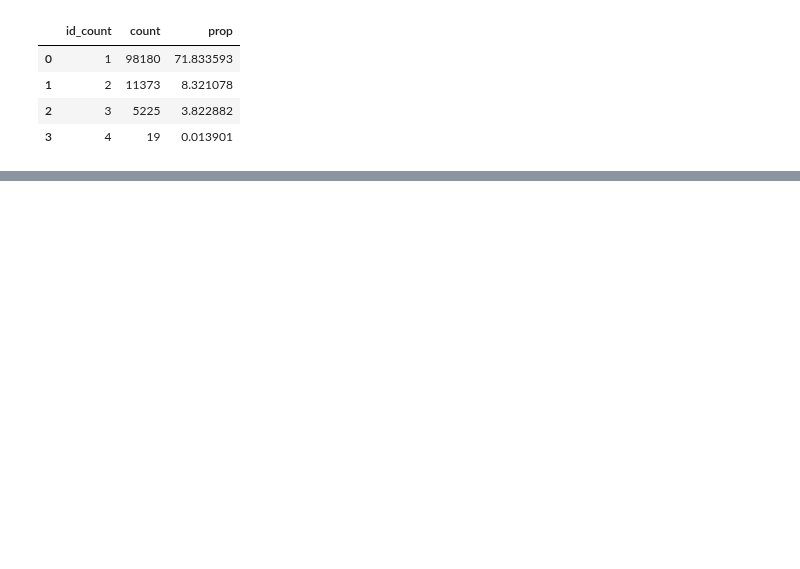
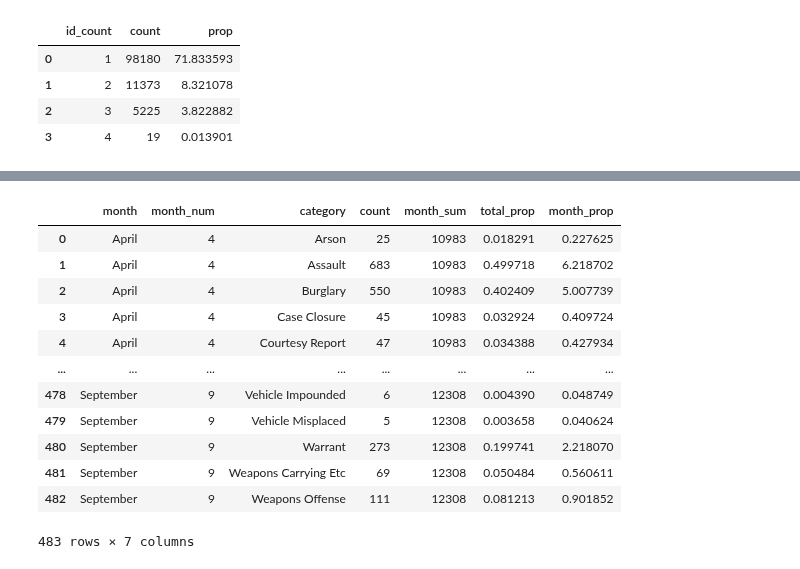
Before and after one commit to NikkiSarah/Coursera, a Jupyter notebook: Data Science at Scale (University of Washington)/3. Communicating Data Science Results/visualisation_notebook.ipynb, the cells around one changed output, grey strips where cells are left out. Saved outputs shown, nothing was run; the diff lists cells and outputs as text; code cells hidden in the pictures; blank space fills up the shorter version.

```diff
--- a/Data Science at Scale (University of Washington)/3. Communicating Data Science Results/visualisation_notebook.ipynb
+++ b/Data Science at Scale (University of Washington)/3. Communicating Data Science Results/visualisation_notebook.ipynb
@@ -183,15 +189,23 @@ by_cat
 # %%
 # let's see if there is any pattern in the number of incidents by month of the year
-by_month_cat = pd.DataFrame(incidents2.groupby(['incident_month', 'incident_month_num', 'incident_category'])['incident_id'].count())
+by_month_cat = pd.DataFrame(incidents.groupby(['incident_month', 'incident_month_num', 'incident_category_new'])['incident_id'].count())
 by_month_cat.reset_index(inplace=True)
 by_month_cat.columns = ['month', 'month_num', 'category', 'count']
 by_month_cat['month_sum'] = by_month_cat.groupby('month')['count'].transform('sum')
-by_month_cat['total_prop'] = by_month_cat['count']/incidents2.shape[0]*100
+by_month_cat['total_prop'] = by_month_cat['count']/incidents.shape[0]*100
 by_month_cat['month_prop'] = by_month_cat['count']/by_month_cat.month_sum*100
-
-# pivot the data so each month is a column, each category is a row and each proportion is a value
-month_cat_wide = by_month_cat.pivot(columns='month_num', index='category', values='month_prop')
-# parallel coordinates needs 'category' in a numeric format
-month_cat_wide['category_num'] = range(month_cat_wide.shape[0])
-month_cat_wide.fillna(0, inplace=True)
-# month_cat_wide
+# by_month_cat
+# %% [output]
+|  | month | month_num | category | count | month_sum | total_prop | month_prop |
+| 0 | April | 4 | Arson | 25 | 10983 | 0.018291 | 0.227625 |
+| 1 | April | 4 | Assault | 683 | 10983 | 0.499718 | 6.218702 |
+| 2 | April | 4 | Burglary | 550 | 10983 | 0.402409 | 5.007739 |
+| 3 | April | 4 | Case Closure | 45 | 10983 | 0.032924 | 0.409724 |
+| 4 | April | 4 | Courtesy Report | 47 | 10983 | 0.034388 | 0.427934 |
+| ... | ... | ... | ... | ... | ... | ... | ... |
+| 478 | September | 9 | Vehicle Impounded | 6 | 12308 | 0.004390 | 0.048749 |
+| 479 | September | 9 | Vehicle Misplaced | 5 | 12308 | 0.003658 | 0.040624 |
+| 480 | September | 9 | Warrant | 273 | 12308 | 0.199741 | 2.218070 |
+| 481 | September | 9 | Weapons Carrying Etc | 69 | 12308 | 0.050484 | 0.560611 |
+| 482 | September | 9 | Weapons Offense | 111 | 12308 | 0.081213 | 0.901852 |
+483 rows × 7 columns
```
Also changed, not shown: parts of 12 cells of this notebook.
